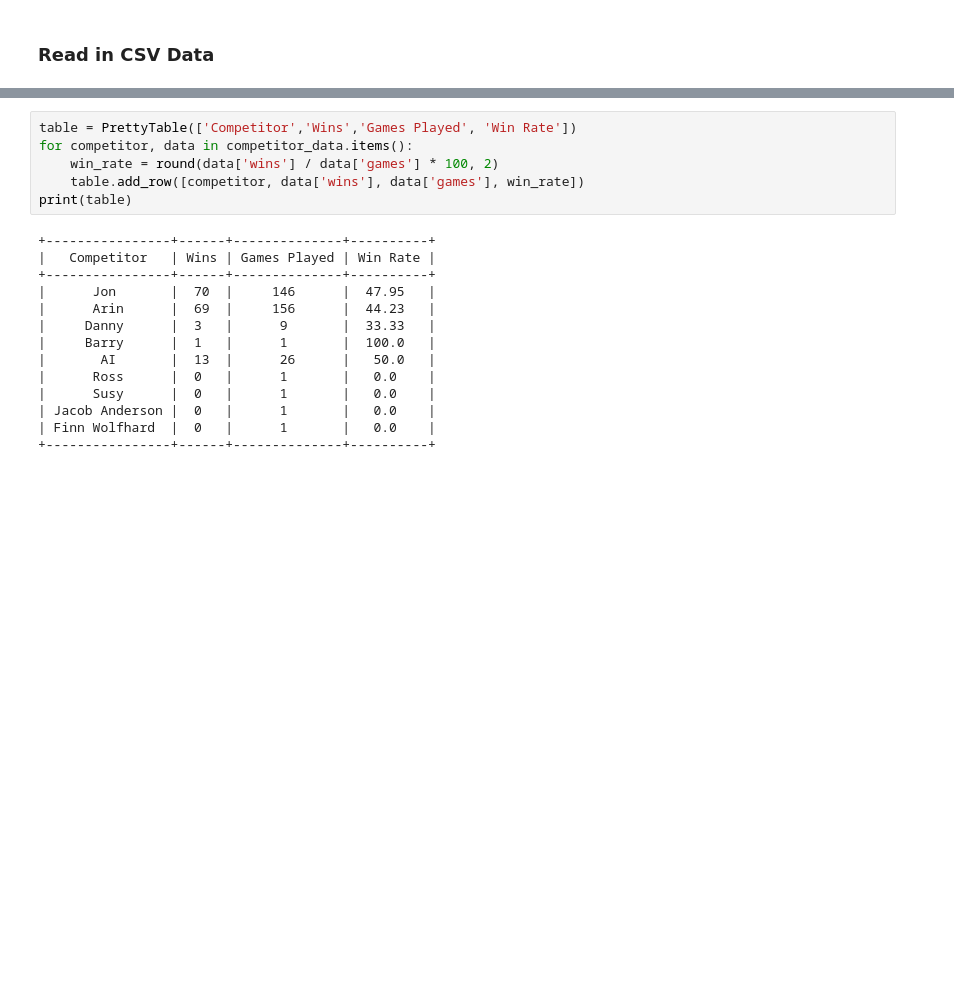
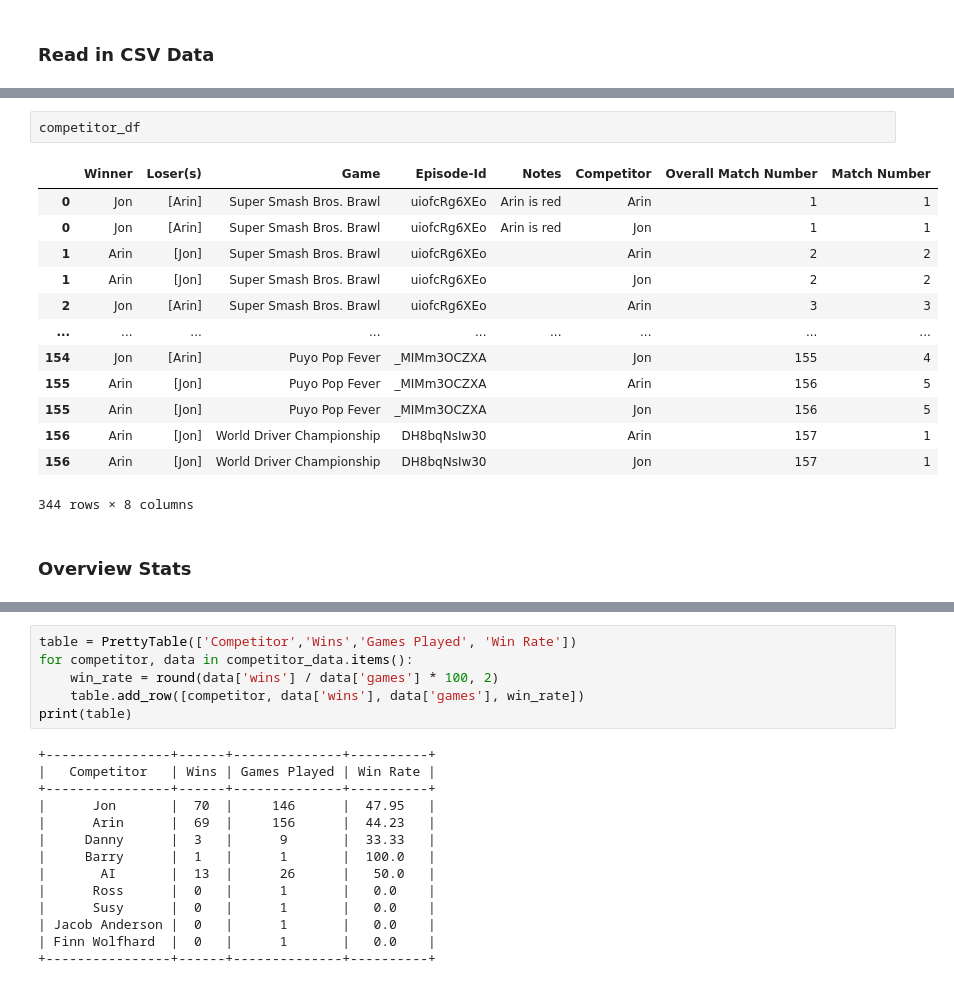
Before and after one commit to blakeLarkin/Game-Grumps-VS-Analysis, a Jupyter notebook: VS Analysis.ipynb, the cells around one changed output, grey strips where cells are left out. Saved outputs shown, nothing was run; the diff lists cells and outputs as text; blank space fills up the shorter version.

```diff
--- a/VS Analysis.ipynb
+++ b/VS Analysis.ipynb
@@ -31 +45,19 @@ csv_df
+# %%
+competitor_df
+# %% [output]
+|  | Winner | Loser(s) | Game | Episode-Id | Notes | Competitor | Overall Match Number | Match Number |
+| 0 | Jon | [Arin] | Super Smash Bros. Brawl | uiofcRg6XEo | Arin is red | Arin | 1 | 1 |
+| 0 | Jon | [Arin] | Super Smash Bros. Brawl | uiofcRg6XEo | Arin is red | Jon | 1 | 1 |
+| 1 | Arin | [Jon] | Super Smash Bros. Brawl | uiofcRg6XEo |  | Arin | 2 | 2 |
+| 1 | Arin | [Jon] | Super Smash Bros. Brawl | uiofcRg6XEo |  | Jon | 2 | 2 |
+| 2 | Jon | [Arin] | Super Smash Bros. Brawl | uiofcRg6XEo |  | Arin | 3 | 3 |
+| ... | ... | ... | ... | ... | ... | ... | ... | ... |
+| 154 | Jon | [Arin] | Puyo Pop Fever | _MIMm3OCZXA |  | Jon | 155 | 4 |
+| 155 | Arin | [Jon] | Puyo Pop Fever | _MIMm3OCZXA |  | Arin | 156 | 5 |
+| 155 | Arin | [Jon] | Puyo Pop Fever | _MIMm3OCZXA |  | Jon | 156 | 5 |
+| 156 | Arin | [Jon] | World Driver Championship | DH8bqNsIw30 |  | Arin | 157 | 1 |
+| 156 | Arin | [Jon] | World Driver Championship | DH8bqNsIw30 |  | Jon | 157 | 1 |
+344 rows × 8 columns
+# %% [markdown]
+### Overview Stats
 # %%
```
Also changed, not shown: parts of 13 cells of this notebook.
